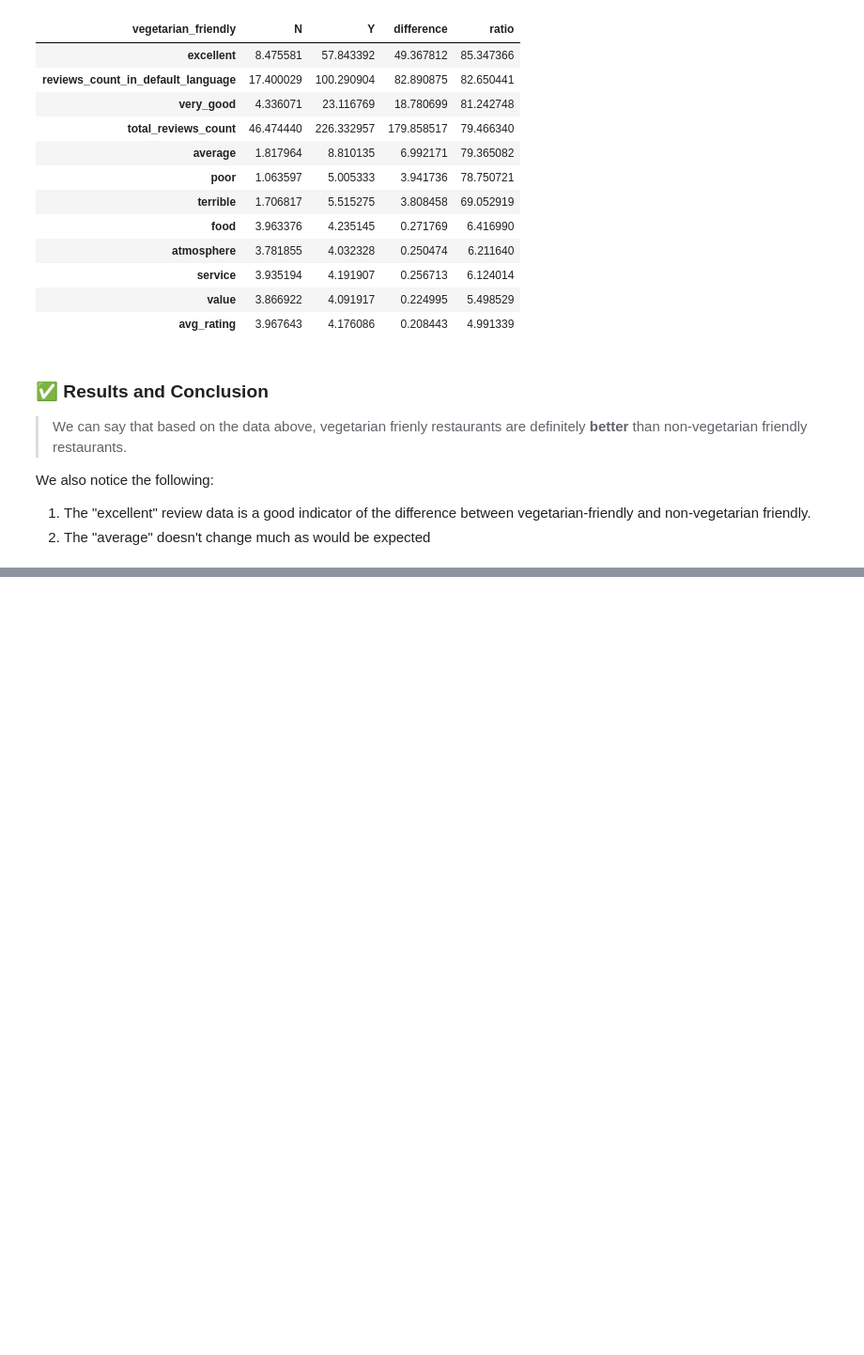
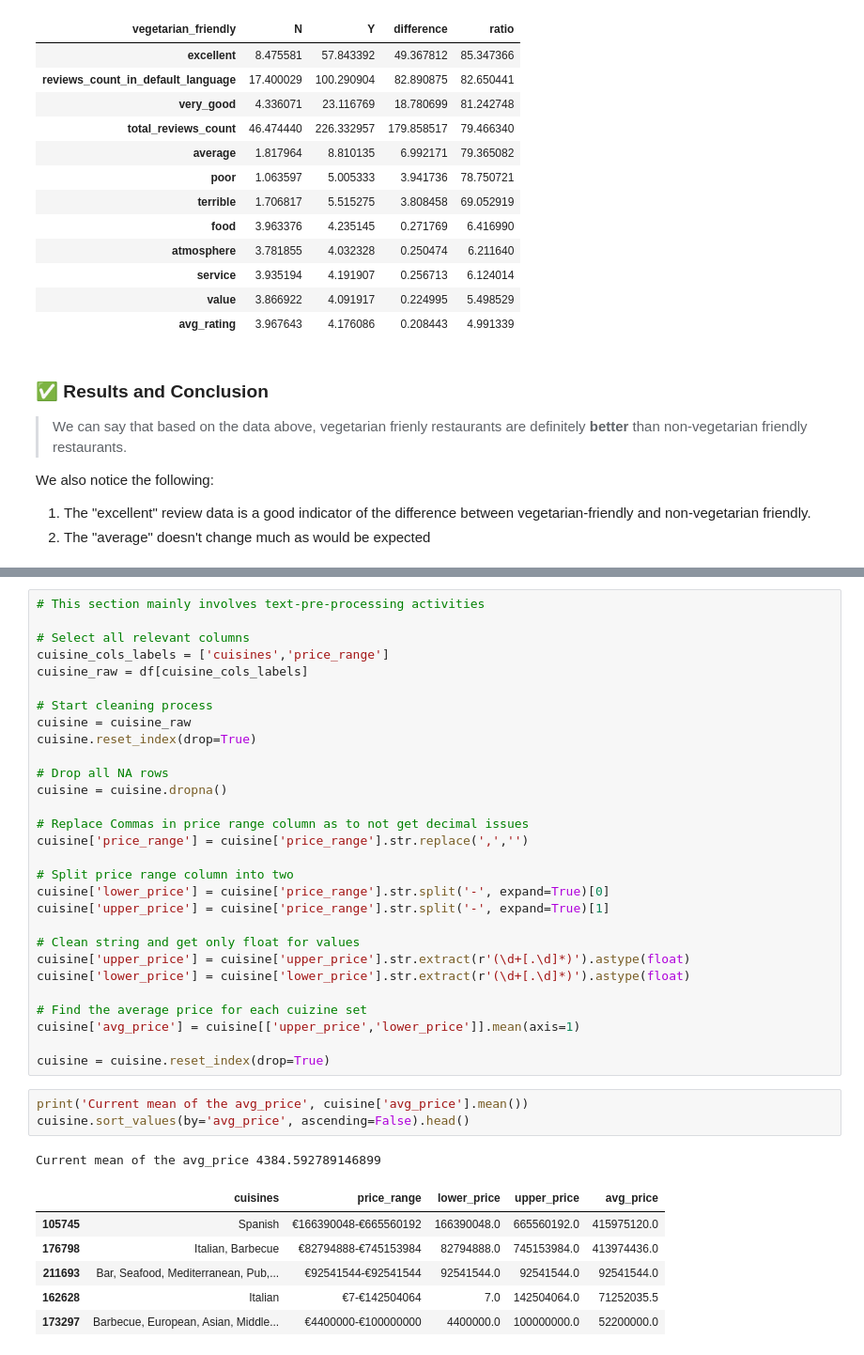
Before and after one commit to nablosos/food-data-analysis, a Jupyter notebook: project.ipynb, the cells around one changed output, grey strips where cells are left out. Shown at 94% size. Saved outputs shown, nothing was run; the diff lists cells and outputs as text; blank space fills up the shorter version.

```diff
--- a/project.ipynb
+++ b/project.ipynb
@@ -415,0 +430,40 @@ We also notice the following:
+# %%
+# This section mainly involves text-pre-processing activities
+
+# Select all relevant columns
+cuisine_cols_labels = ['cuisines','price_range']
+cuisine_raw = df[cuisine_cols_labels]
+
+# Start cleaning process
+cuisine = cuisine_raw
+cuisine.reset_index(drop=True)
+
+# Drop all NA rows
+cuisine = cuisine.dropna()
+
+# Replace Commas in price range column as to not get decimal issues
+cuisine['price_range'] = cuisine['price_range'].str.replace(',','')
+
+# Split price range column into two
+cuisine['lower_price'] = cuisine['price_range'].str.split('-', expand=True)[0]
+cuisine['upper_price'] = cuisine['price_range'].str.split('-', expand=True)[1]
+
+# Clean string and get only float for values
+cuisine['upper_price'] = cuisine['upper_price'].str.extract(r'(\d+[.\d]*)').astype(float)
+cuisine['lower_price'] = cuisine['lower_price'].str.extract(r'(\d+[.\d]*)').astype(float)
+
+# Find the average price for each cuizine set
+cuisine['avg_price'] = cuisine[['upper_price','lower_price']].mean(axis=1)
+
+cuisine = cuisine.reset_index(drop=True)
+# %%
+print('Current mean of the avg_price', cuisine['avg_price'].mean())
+cuisine.sort_values(by='avg_price', ascending=False).head()
+# %% [output]
+Current mean of the avg_price 4384.592789146899
+|  | cuisines | price_range | lower_price | upper_price | avg_price |
+| 105745 | Spanish | €166390048-€665560192 | 166390048.0 | 665560192.0 | 415975120.0 |
+| 176798 | Italian, Barbecue | €82794888-€745153984 | 82794888.0 | 745153984.0 | 413974436.0 |
+| 211693 | Bar, Seafood, Mediterranean, Pub,... | €92541544-€92541544 | 92541544.0 | 92541544.0 | 92541544.0 |
+| 162628 | Italian | €7-€142504064 | 7.0 | 142504064.0 | 71252035.5 |
+| 173297 | Barbecue, European, Asian, Middle... | €4400000-€100000000 | 4400000.0 | 100000000.0 | 52200000.0 |
```
Also changed, not shown: parts of 7 cells of this notebook.
